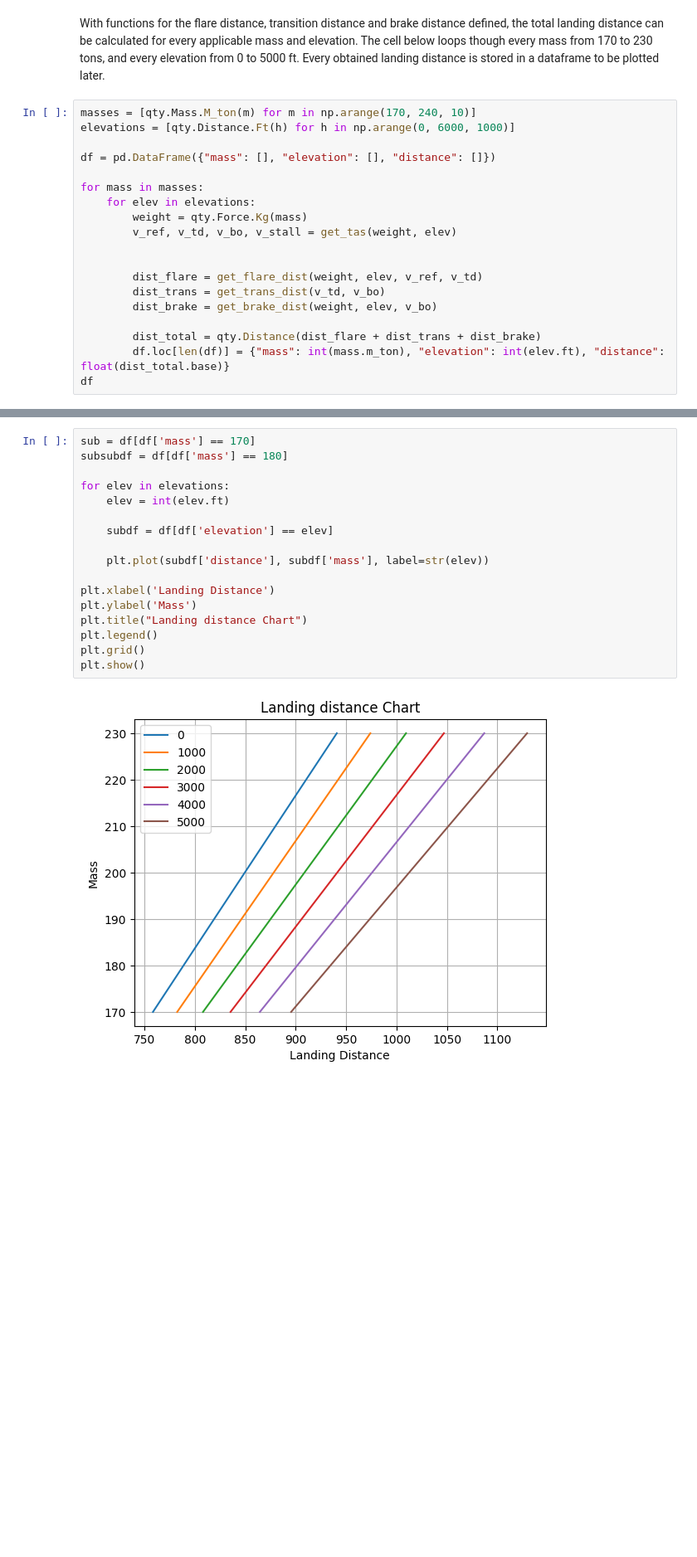
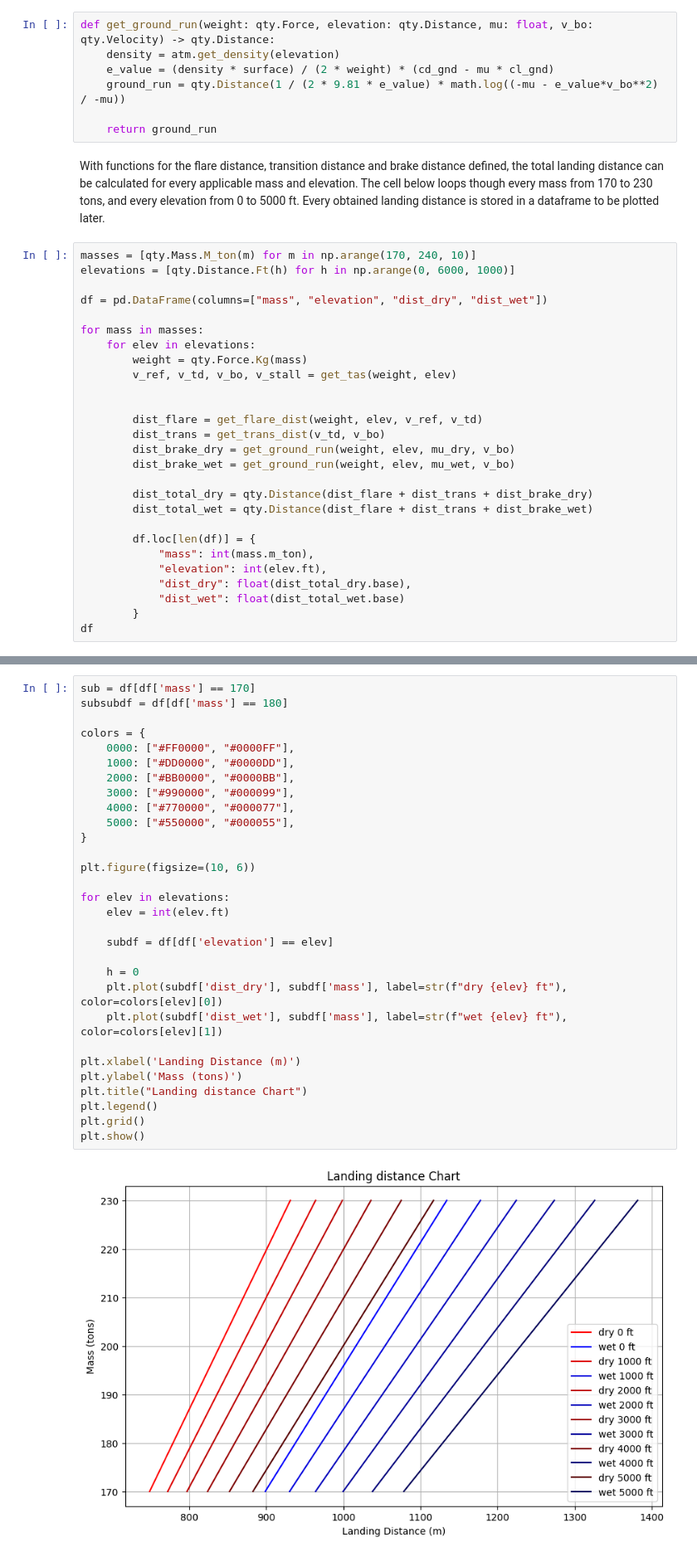
Before and after one commit to pcs03/foe-exercises, a Jupyter notebook: performance/assignment/landing.ipynb, the cells around one changed output, grey strips where cells are left out. Shown: that part at 83% size. Drawn from its saved outputs; the diff is of its cells as text; blank space fills up the shorter version.

```diff
--- a/performance/assignment/landing.ipynb
+++ b/performance/assignment/landing.ipynb
@@ -208,10 +253,17 @@ def get_segment_dist(speed_bounds: tuple[qty.Velocity, qty.Velocity], elevation:
+# %%
+def get_ground_run(weight: qty.Force, elevation: qty.Distance, mu: float, v_bo: qty.Velocity) -> qty.Distance:
+    density = atm.get_density(elevation)
+    e_value = (density * surface) / (2 * weight) * (cd_gnd - mu * cl_gnd)
+    ground_run = qty.Distance(1 / (2 * 9.81 * e_value) * math.log((-mu - e_value*v_bo**2) / -mu))
+
+    return ground_run
 # %% [markdown]
 With functions for the flare distance, transition distance and brake distance defined, the total landing distance can be calculated for every applicable mass and elevation. The cell below loops though every mass from 170 to 230 tons, and every elevation from 0 to 5000 ft. Every obtained landing distance is stored in a dataframe to be plotted later.
 # %%
 masses = [qty.Mass.M_ton(m) for m in np.arange(170, 240, 10)]
 elevations = [qty.Distance.Ft(h) for h in np.arange(0, 6000, 1000)]
 
-df = pd.DataFrame({"mass": [], "elevation": [], "distance": []})
+df = pd.DataFrame(columns=["mass", "elevation", "dist_dry", "dist_wet"])
 
 for mass in masses:
     for elev in elevations:
@@ -221,9 +273,17 @@ for mass in masses:
 
         dist_flare = get_flare_dist(weight, elev, v_ref, v_td)
         dist_trans = get_trans_dist(v_td, v_bo)
-        dist_brake = get_brake_dist(weight, elev, v_bo)
+        dist_brake_dry = get_ground_run(weight, elev, mu_dry, v_bo)
+        dist_brake_wet = get_ground_run(weight, elev, mu_wet, v_bo)
 
-        dist_total = qty.Distance(dist_flare + dist_trans + dist_brake)
-        df.loc[len(df)] = {"mass": int(mass.m_ton), "elevation": int(elev.ft), "distance": float(dist_total.base)}
+        dist_total_dry = qty.Distance(dist_flare + dist_trans + dist_brake_dry)
+        dist_total_wet = qty.Distance(dist_flare + dist_trans + dist_brake_wet)
+
+        df.loc[len(df)] = {
+            "mass": int(mass.m_ton),
+            "elevation": int(elev.ft),
+            "dist_dry": float(dist_total_dry.base),
+            "dist_wet": float(dist_total_wet.base)
+        }
 df
 # %% [output]
@@ -247,19 +307,32 @@ df
 # %%
 sub = df[df['mass'] == 170]
 subsubdf = df[df['mass'] == 180]
+
+colors = {
+    0000: ["#FF0000", "#0000FF"],
+    1000: ["#DD0000", "#0000DD"],
+    2000: ["#BB0000", "#0000BB"],
+    3000: ["#990000", "#000099"],
+    4000: ["#770000", "#000077"],
+    5000: ["#550000", "#000055"],
+}
+
+plt.figure(figsize=(10, 6))
 
 for elev in elevations:
     elev = int(elev.ft)
 
     subdf = df[df['elevation'] == elev]
 
-    plt.plot(subdf['distance'], subdf['mass'], label=str(elev))
+    h = 0
+    plt.plot(subdf['dist_dry'], subdf['mass'], label=str(f"dry {elev} ft"), color=colors[elev][0])
+    plt.plot(subdf['dist_wet'], subdf['mass'], label=str(f"wet {elev} ft"), color=colors[elev][1])
 
-plt.xlabel('Landing Distance')
-plt.ylabel('Mass')
+plt.xlabel('Landing Distance (m)')
+plt.ylabel('Mass (tons)')
 plt.title("Landing distance Chart")
 plt.legend()
 plt.grid()
 plt.show()
 # %% [output]
-[figure, old version]
+[figure, new version]
```
Also changed, not shown: parts of 5 cells of this notebook, 1 other file.
